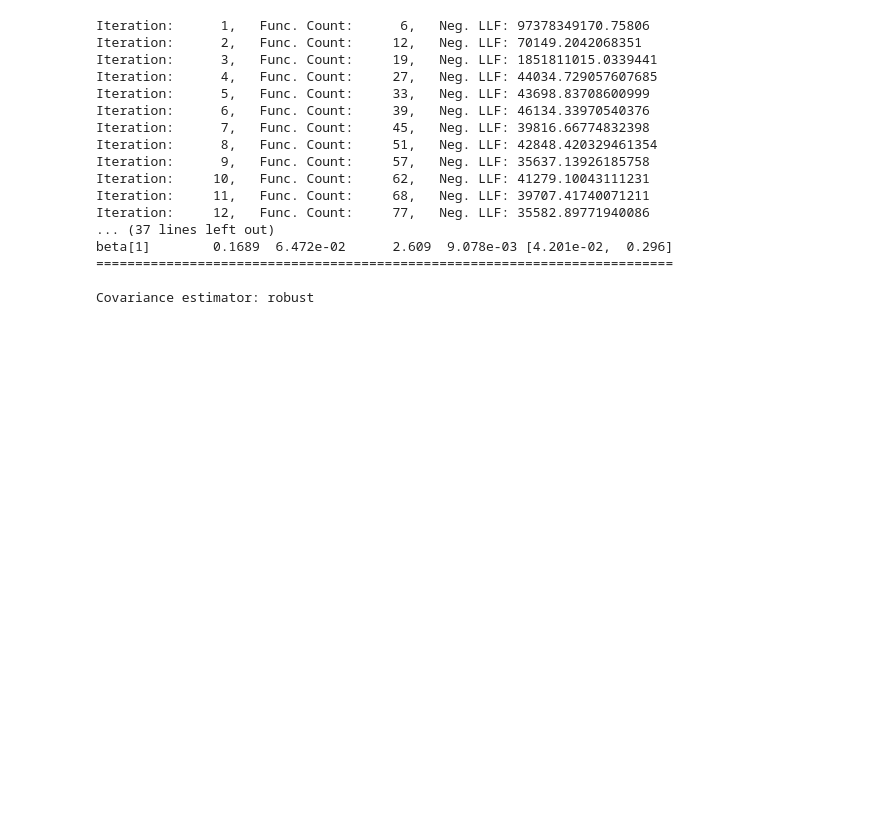
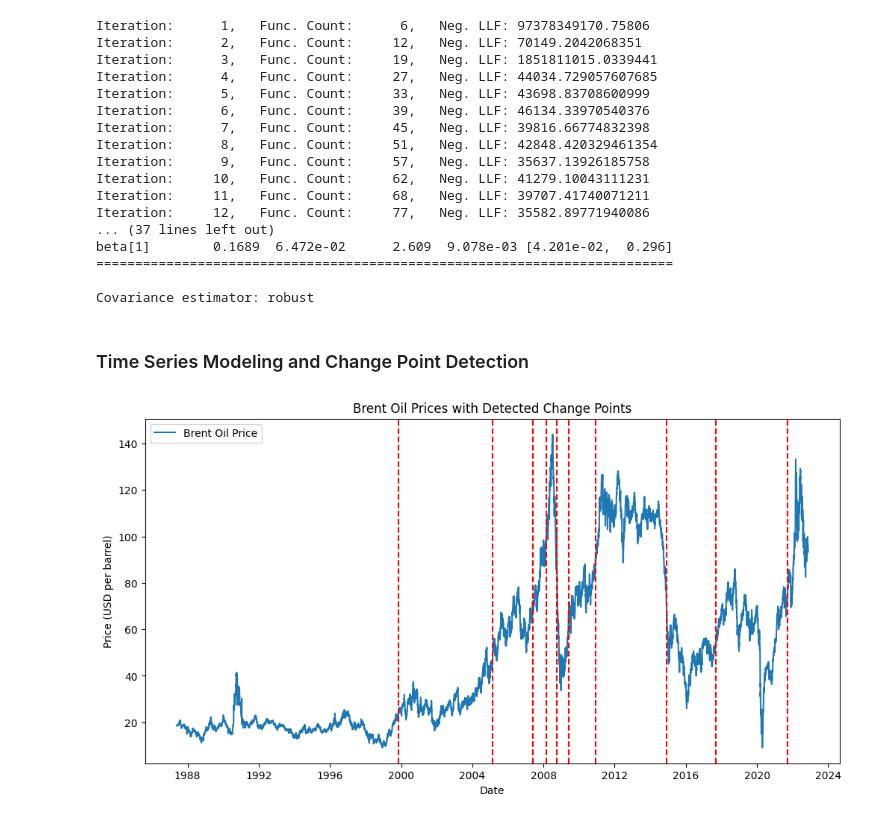
Before and after one commit to Ermi23/Oil-Price-Insights, a Jupyter notebook: notebooks/Data_Analysis_Workflow.ipynb, the cells around one changed output. Cells and saved outputs as stored; diff of their text form; code cells hidden in the pictures; blank space fills up the shorter version.

Commit message:
Plot the detected change points

```diff
--- a/notebooks/Data_Analysis_Workflow.ipynb
+++ b/notebooks/Data_Analysis_Workflow.ipynb
@@ -211,3 +212,28 @@ beta[1]        0.1689  6.472e-02      2.609  9.078e-03 [4.201e-02,  0.296]
 ==========================================================================
 
 Covariance estimator: robust
+# %% [markdown]
+### Time Series Modeling and Change Point Detection
+# %%
+# Convert the price data to a numpy array for change point detection
+price_array = data['Price'].values
+
+# Define the change point detection model: Binary Segmentation with the L2 cost function
+model = rpt.Binseg(model="l2").fit(price_array)
+breakpoints = model.predict(n_bkps=10)  # We can adjust the number of breakpoints as needed
+
+# Filter out the last breakpoint if it is equal to the length of the array
+breakpoints = [bkpt for bkpt in breakpoints if bkpt < len(price_array)]
+
+# Plot the detected change points
+plt.figure(figsize=(12, 6))
+plt.plot(data['Date'], data['Price'], label='Brent Oil Price')
+for bkpt in breakpoints:
+    plt.axvline(data['Date'].iloc[bkpt], color='red', linestyle='--')
+plt.xlabel('Date')
+plt.ylabel('Price (USD per barrel)')
+plt.title('Brent Oil Prices with Detected Change Points')
+plt.legend()
+plt.show()
+# %% [output]
+[figure, added]
```
Also changed, not shown: parts of 2 cells of this notebook, 1 other file.
